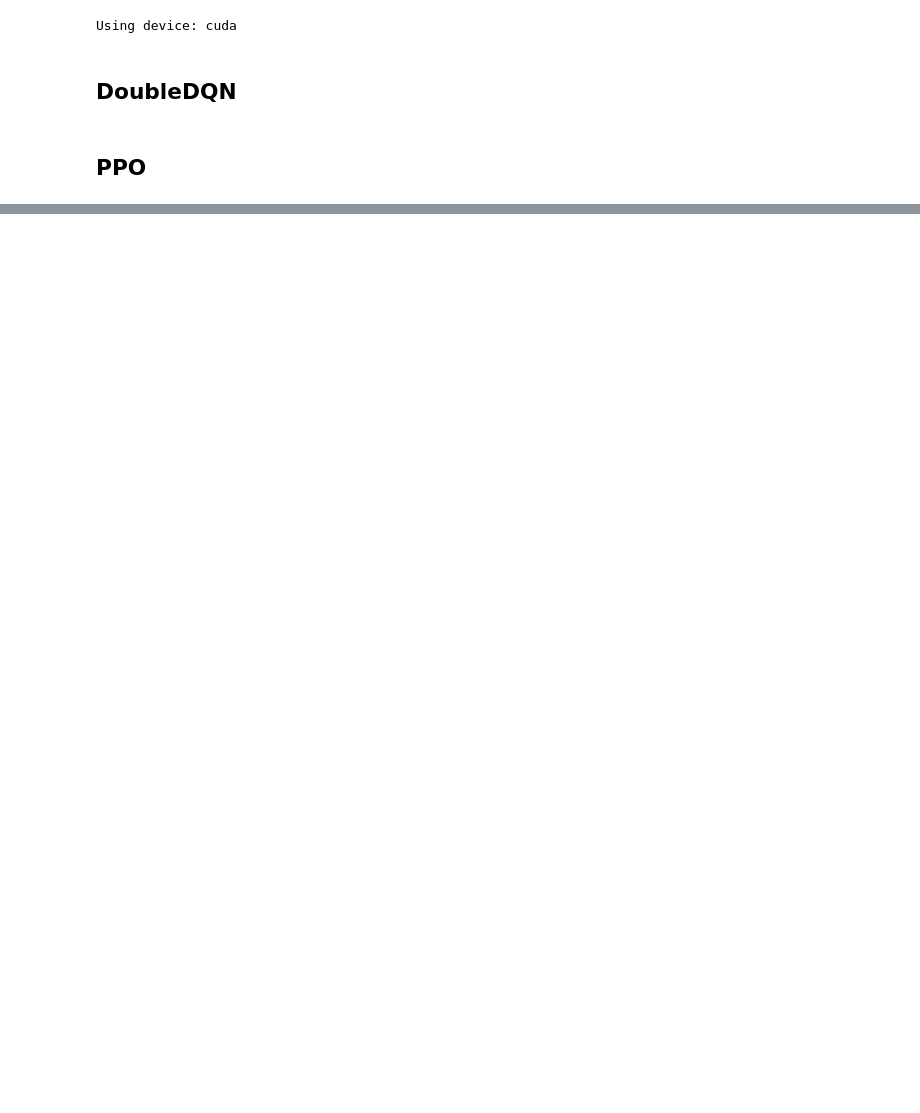
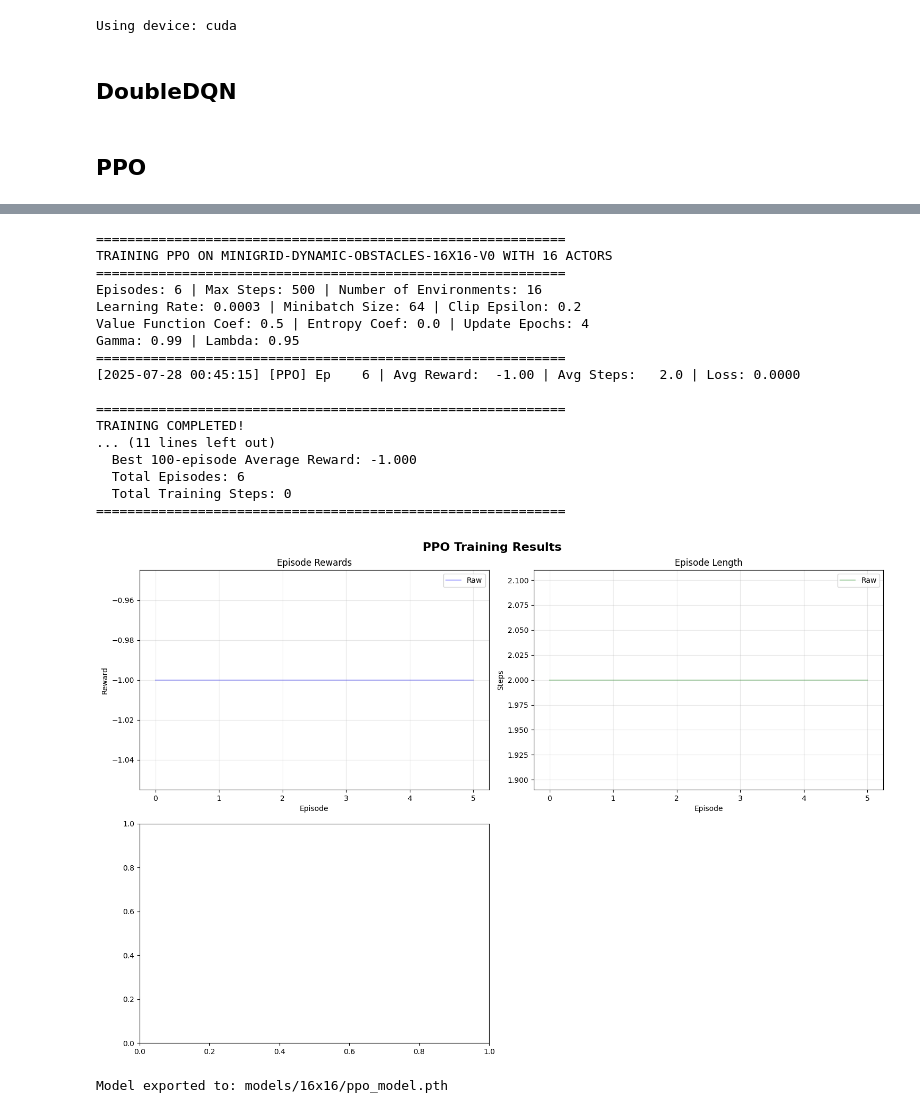
Before and after one commit to Gal-Noy/MSC-Reinforcement-Learning, a Jupyter notebook: final/training.ipynb, the cells around one changed output, grey strips where cells are left out. Saved outputs shown, nothing was run; the diff lists cells and outputs as text; code cells hidden in the pictures; blank space fills up the shorter version.

```diff
--- a/final/training.ipynb
+++ b/final/training.ipynb
@@ -519,0 +705,22 @@ Model exported to: models/6x6/ppo_model.pth
+# %%
+ppo_out = run_experiment("PPO", lr=3e-4, entropy_coef=0.0, minibatch_size=64)
+# %% [output]
+============================================================
+TRAINING PPO ON MINIGRID-DYNAMIC-OBSTACLES-16X16-V0 WITH 16 ACTORS
+============================================================
+Episodes: 6 | Max Steps: 500 | Number of Environments: 16
+Learning Rate: 0.0003 | Minibatch Size: 64 | Clip Epsilon: 0.2
+Value Function Coef: 0.5 | Entropy Coef: 0.0 | Update Epochs: 4
+Gamma: 0.99 | Lambda: 0.95
+============================================================
+[2025-07-28 00:45:15] [PPO] Ep    6 | Avg Reward:  -1.00 | Avg Steps:   2.0 | Loss: 0.0000
+
+============================================================
+TRAINING COMPLETED!
+... (11 lines left out)
+  Best 100-episode Average Reward: -1.000
+  Total Episodes: 6
+  Total Training Steps: 0
+============================================================
+[figure, added]
+Model exported to: models/16x16/ppo_model.pth
```
Also changed, not shown: parts of 19 cells of this notebook, 9 other files.
